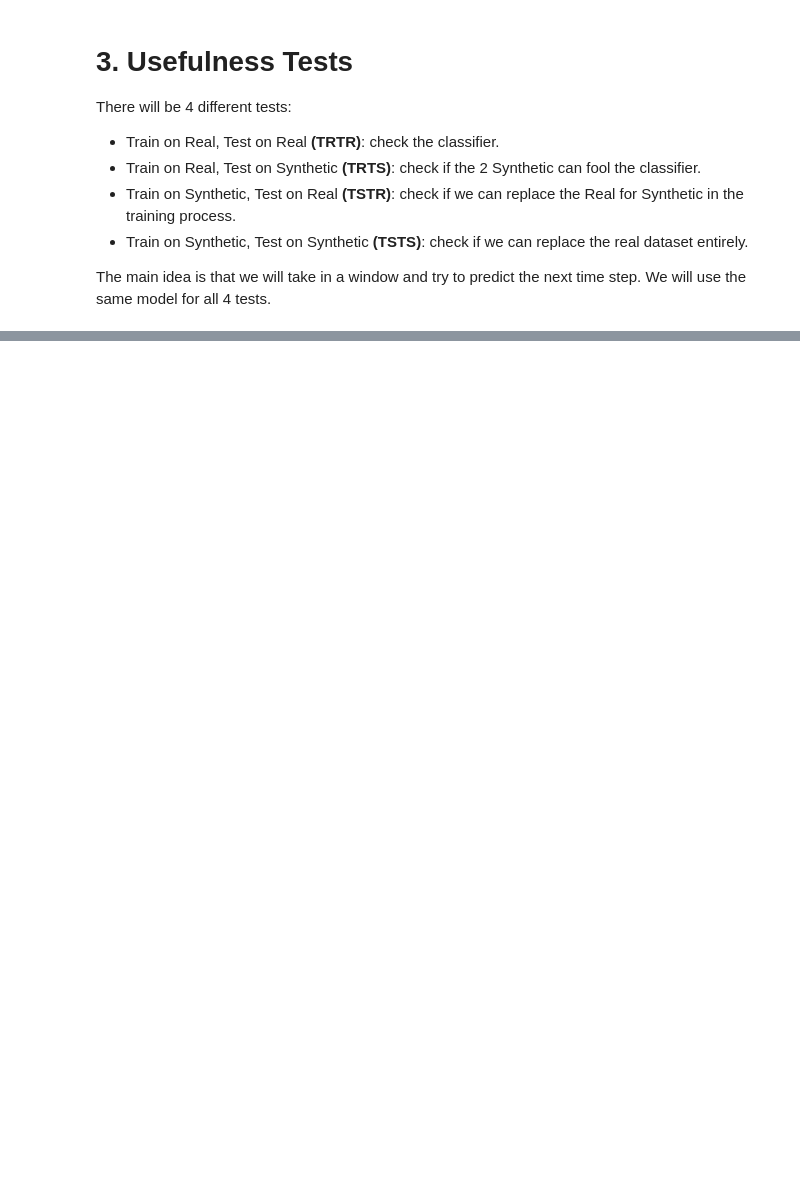
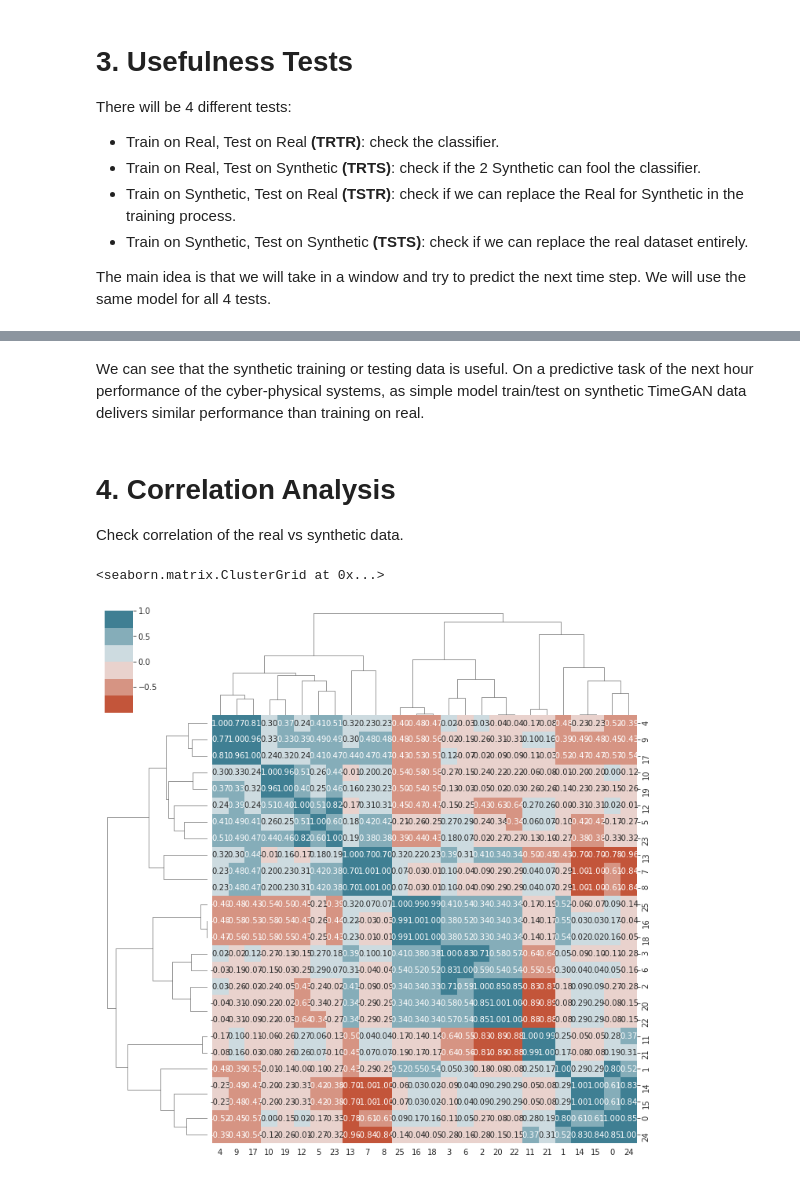
Before and after one commit to mnguyen0226/tsgans_cps, a Jupyter notebook: src/tf_version/notebooks/evaluate/evaluate_synthetic_batadal.ipynb, the cells around one changed output, grey strips where cells are left out. Saved outputs shown, nothing was run; the diff lists cells and outputs as text; code cells hidden in the pictures; blank space fills up the shorter version.

Commit message:
complete analysis

```diff
--- a/src/tf_version/notebooks/evaluate/evaluate_synthetic_batadal.ipynb
+++ b/src/tf_version/notebooks/evaluate/evaluate_synthetic_batadal.ipynb
@@ -482,0 +481,15 @@ We can see that the synthetic training or testing data is useful. On a predictiv
+# %% [markdown]
+We can see that the synthetic training or testing data is useful. On a predictive task of the next hour performance of the cyber-physical systems, as simple model train/test on synthetic TimeGAN data delivers similar performance than training on real.
+# %% [markdown]
+# 4. Correlation Analysis
+Check correlation of the real vs synthetic data.
+# %%
+# Real Dataset Correlation
+sns.clustermap(pd.DataFrame(real_data[0]).corr(),
+              annot=True,
+              fmt='0.2f',
+              cmap=sns.diverging_palette(h_neg=20,
+                                         h_pos=220), center=0)
+# %% [output]
+<seaborn.matrix.ClusterGrid at 0x...>
+[figure, added]
```
Also changed, not shown: parts of 53 cells of this notebook, 1 other file.
